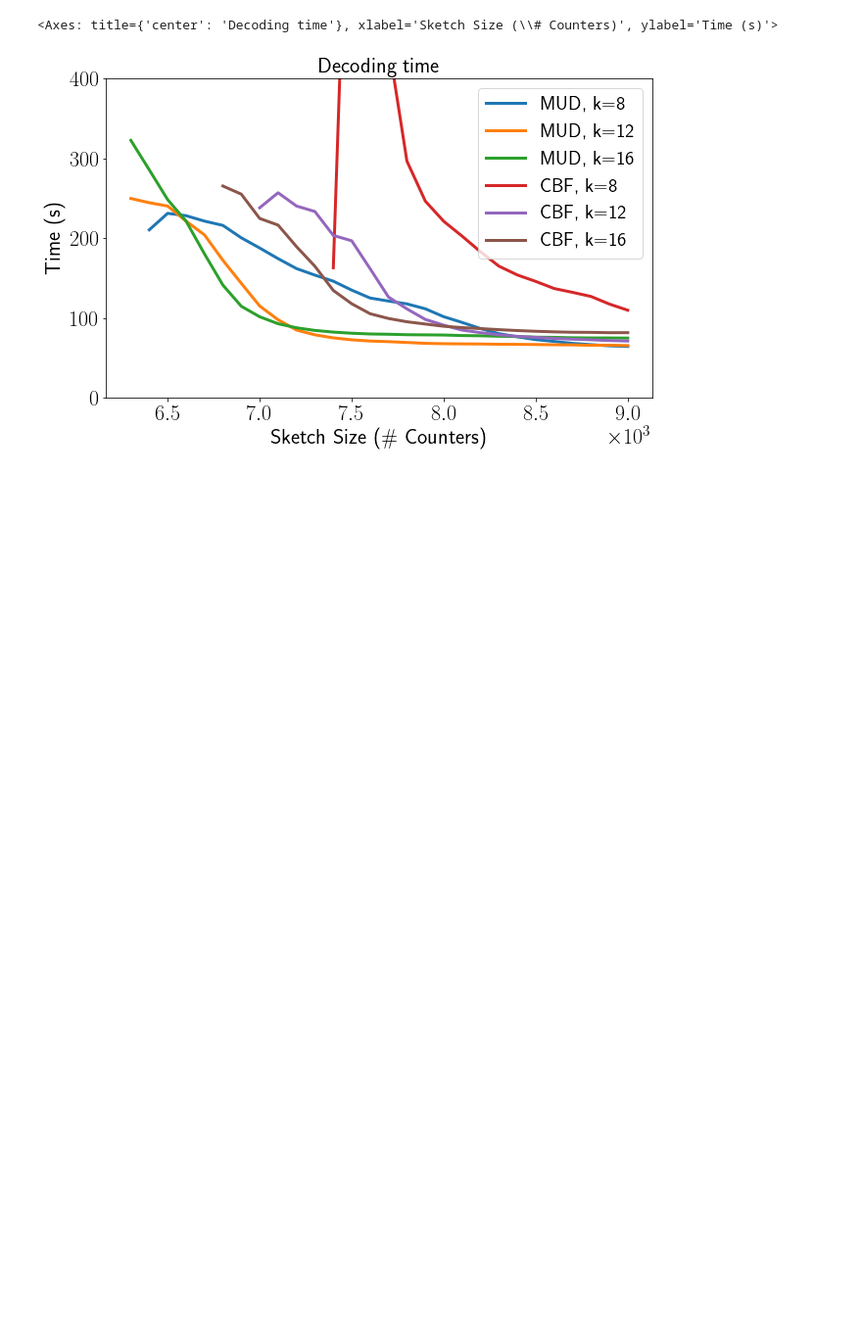
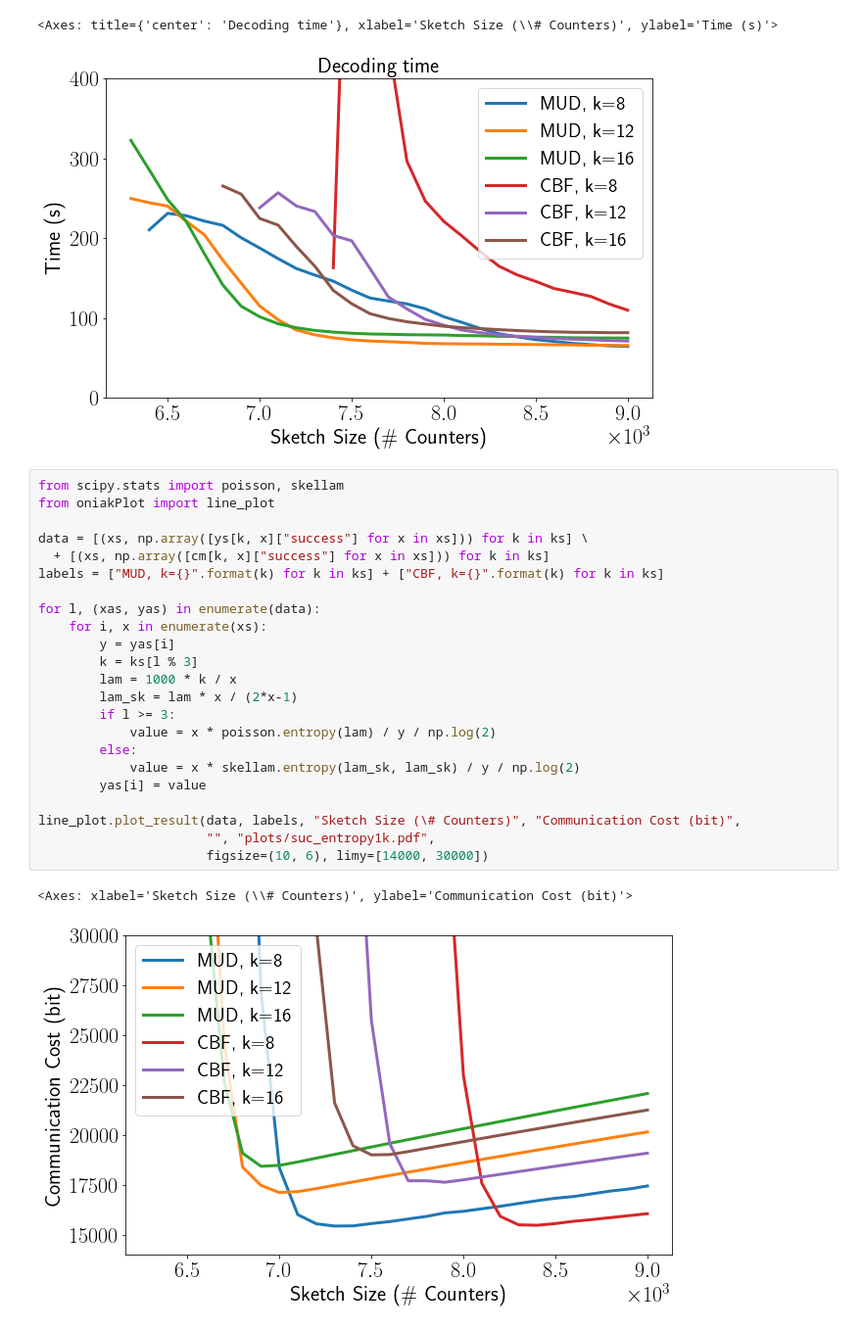
Before and after one commit to Y-jiji/CommonSense, a Jupyter notebook: pm2_threshold.ipynb, the cells around one changed output. Shown: that part at 98% size. Saved outputs shown, nothing was run; the diff lists cells and outputs as text; blank space fills up the shorter version.

Commit message:
entropy

```diff
--- a/pm2_threshold.ipynb
+++ b/pm2_threshold.ipynb
@@ -123,3 +123,29 @@ line_plot.plot_result(data, labels, "Sketch Size (\# Counters)", "Time (s)", "De
 # %% [output]
 <Axes: title={'center': 'Decoding time'}, xlabel='Sketch Size (\\# Counters)', ylabel='Time (s)'>
 [figure]
+# %%
+from scipy.stats import poisson, skellam
+from oniakPlot import line_plot
+
+data = [(xs, np.array([ys[k, x]["success"] for x in xs])) for k in ks] \
+  + [(xs, np.array([cm[k, x]["success"] for x in xs])) for k in ks]
+labels = ["MUD, k={}".format(k) for k in ks] + ["CBF, k={}".format(k) for k in ks]
+
+for l, (xas, yas) in enumerate(data):
+    for i, x in enumerate(xs):
+        y = yas[i]
+        k = ks[l % 3]
+        lam = 1000 * k / x
+        lam_sk = lam * x / (2*x-1)
+        if l >= 3:
+            value = x * poisson.entropy(lam) / y / np.log(2)
+        else:
+            value = x * skellam.entropy(lam_sk, lam_sk) / y / np.log(2)
+        yas[i] = value
+
+line_plot.plot_result(data, labels, "Sketch Size (\# Counters)", "Communication Cost (bit)",
+                      "", "plots/suc_entropy1k.pdf",
+                      figsize=(10, 6), limy=[14000, 30000])
+# %% [output]
+<Axes: xlabel='Sketch Size (\\# Counters)', ylabel='Communication Cost (bit)'>
+[figure, added]
```
Also changed, not shown: parts of 1 cell of this notebook, 5 other files.
